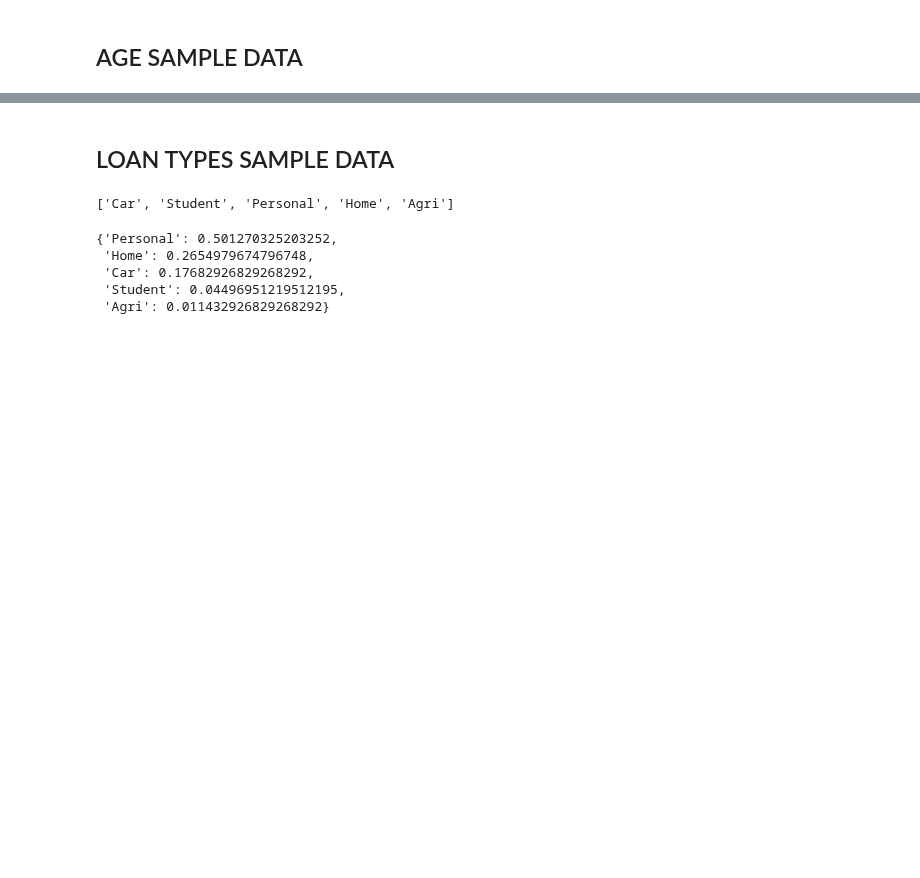
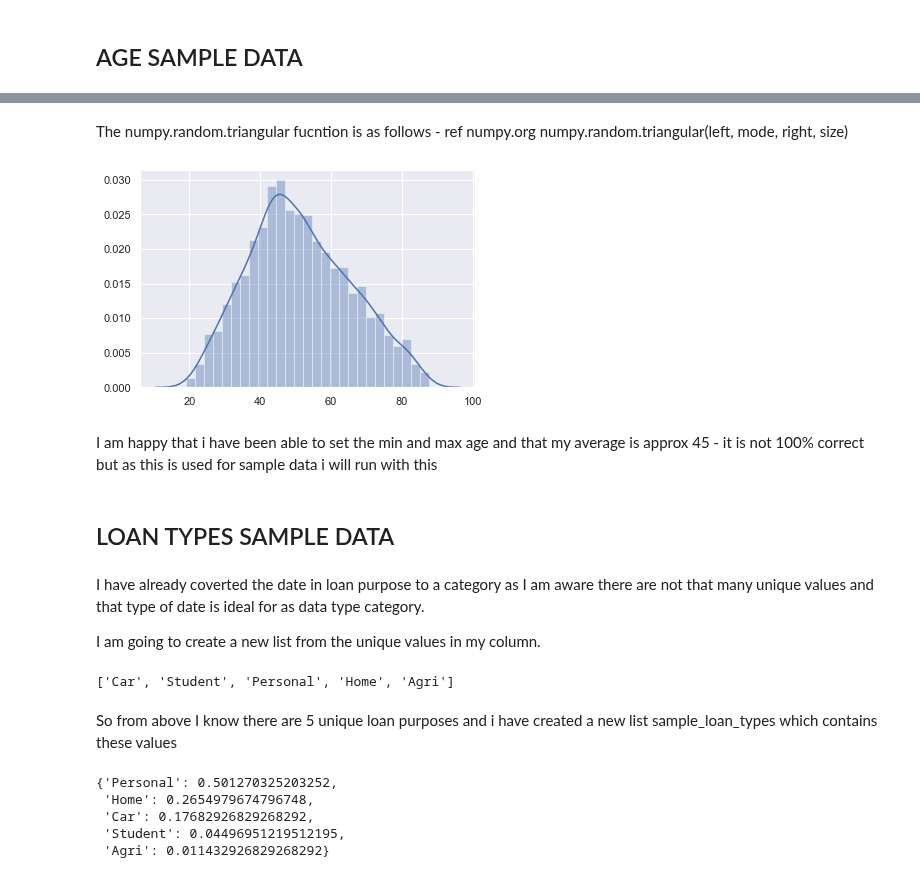
Before and after one commit to brendantipp/sem2_prog_data_analysis_project, a Jupyter notebook: product_analysis.ipynb, the cells around one changed output, grey strips where cells are left out. Cells and saved outputs as stored; diff of their text form; code cells hidden in the pictures; blank space fills up the shorter version.

Commit message:
updated age random sample data generation

```diff
--- a/product_analysis.ipynb
+++ b/product_analysis.ipynb
@@ -386,3 +390,23 @@ sns.distplot(Random_Age);
+# %%
+#from above result we can set our mean_age and deviation_age
+mean_age = 45.241362
+# %% [markdown]
+The numpy.random.triangular fucntion is as follows - ref numpy.org
+numpy.random.triangular(left, mode, right, size)
+# %%
+#create the column random_age using numpys random distribution t
+random_age = np.random.triangular(19,mean_age,89,n_samples)
+# %%
+#use seaborns displot to visulise results
+sns.distplot(random_age);
+# %% [output]
+[figure, added]
+# %% [markdown]
+I am happy that i have been able to set the min and max age and that my average is approx 45 - it is not 100% correct but as this is used for sample data i will run with this
 # %% [markdown]
 ## LOAN TYPES SAMPLE DATA
+# %% [markdown]
+I have already coverted the date in loan purpose to a category as I am aware there are not that many unique values and that type of date is ideal for as data type category.
+
+I am going to create a new list from the unique values in my column.
 # %%
@@ -391,6 +416,8 @@ sample_loan_types = df['loan_purpose'].unique().tolist()
 sample_loan_types
 # %% [output]
 ['Car', 'Student', 'Personal', 'Home', 'Agri']
+# %% [markdown]
+So from above I  know there are 5 unique loan purposes and i have created a new list sample_loan_types which contains these values
 # %%
 #https://pandas.pydata.org/pandas-docs/stable/reference/api/pandas.Series.value_counts.html
 #https://stackoverflow.com/questions/29403192/convert-series-returned-by-pandas-series-value-counts-to-a-dictionary
```
Also changed, not shown: parts of 21 cells of this notebook.
